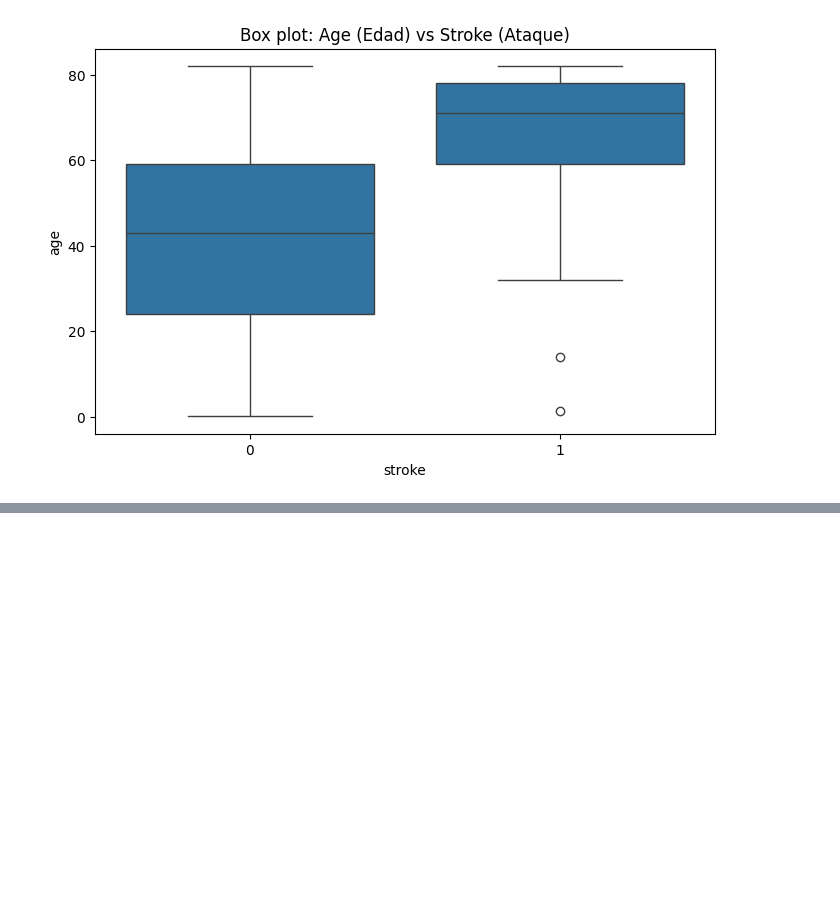
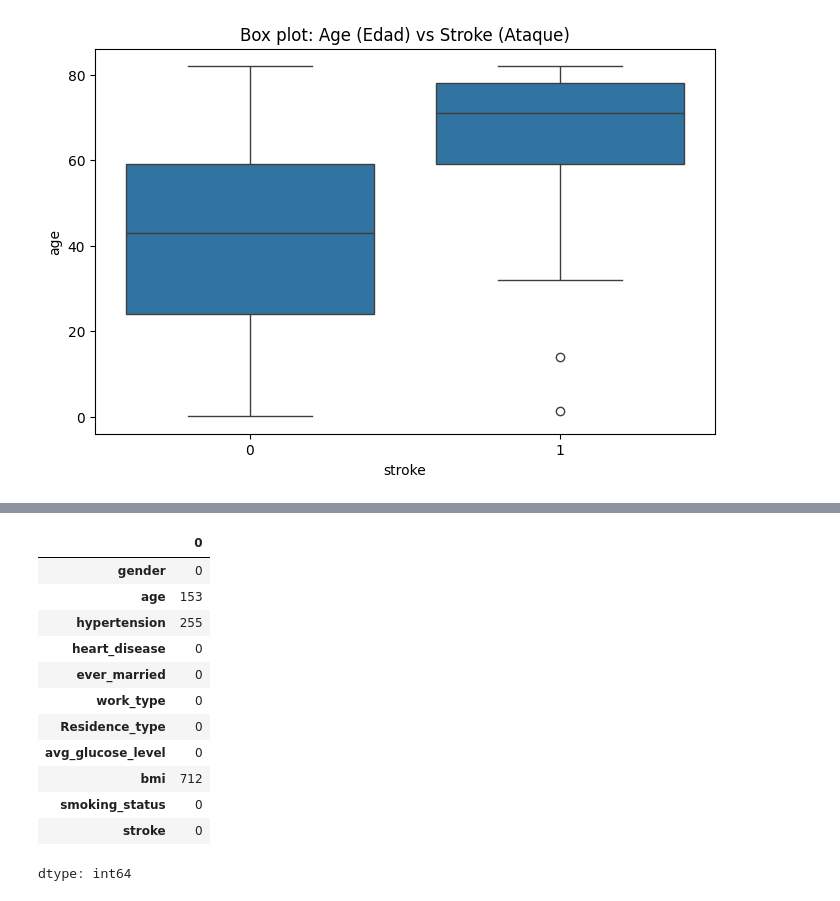
Before and after one commit to ivan0054/TP-Final--Claudio-Pavon, a Jupyter notebook: TP_Final_Claudio_Pavon.ipynb, the cells around one changed output, grey strips where cells are left out. Saved outputs shown, nothing was run; the diff lists cells and outputs as text; code cells hidden in the pictures; blank space fills up the shorter version.

```diff
--- a/TP_Final_Claudio_Pavon.ipynb
+++ b/TP_Final_Claudio_Pavon.ipynb
@@ -38,0 +88,19 @@ plt.show()
+# %%
+df.drop(columns='id', inplace=True)
+# %%
+missing_values = df.isnull().sum()
+missing_values
+# %% [output]
+|  | 0 |
+| gender | 0 |
+| age | 153 |
+| hypertension | 255 |
+| heart_disease | 0 |
+| ever_married | 0 |
+| work_type | 0 |
+| Residence_type | 0 |
+| avg_glucose_level | 0 |
+| bmi | 712 |
+| smoking_status | 0 |
+| stroke | 0 |
+dtype: int64
```
Also changed, not shown: parts of 2 cells of this notebook.
